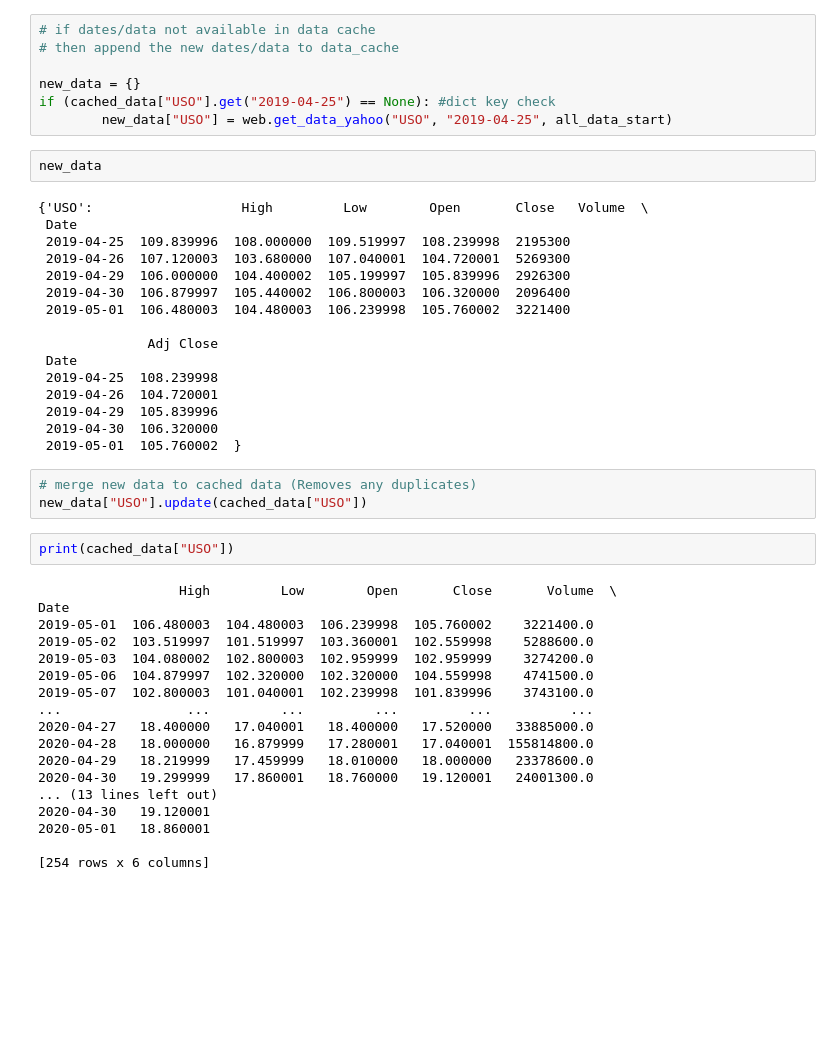
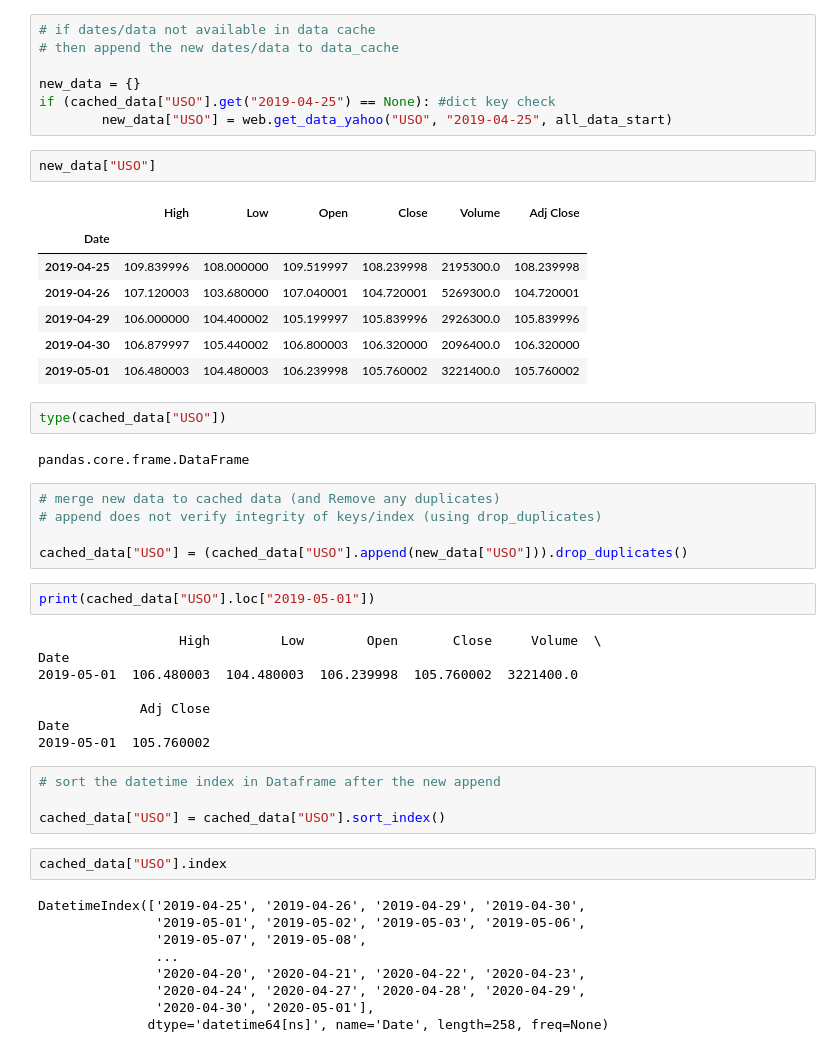
Before and after one commit to shobhansingh1/Py_PortfolioManager, a Jupyter notebook: PortfolioManagement_workbook.ipynb, the cells around one changed output. Saved outputs shown, nothing was run; the diff lists cells and outputs as text; blank space fills up the shorter version.

Commit message:
BUG in Merging Dict/Dataframe: Replacing update method on dict/dataframe with append and sort_index method.

```diff
--- a/PortfolioManagement_workbook.ipynb
+++ b/PortfolioManagement_workbook.ipynb
@@ -143,43 +171,46 @@ new_data = {}
 if (cached_data["USO"].get("2019-04-25") == None): #dict key check
         new_data["USO"] = web.get_data_yahoo("USO", "2019-04-25", all_data_start)
 # %%
-new_data
+new_data["USO"]
 # %% [output]
-{'USO':                   High         Low        Open       Close   Volume  \
- Date
- 2019-04-25  109.839996  108.000000  109.519997  108.239998  2195300
- 2019-04-26  107.120003  103.680000  107.040001  104.720001  5269300
- 2019-04-29  106.000000  104.400002  105.199997  105.839996  2926300
- 2019-04-30  106.879997  105.440002  106.800003  106.320000  2096400
- 2019-05-01  106.480003  104.480003  106.239998  105.760002  3221400
-
-              Adj Close
- Date
- 2019-04-25  108.239998
- 2019-04-26  104.720001
- 2019-04-29  105.839996
- 2019-04-30  106.320000
- 2019-05-01  105.760002  }
+|  | High | Low | Open | Close | Volume | Adj Close |
+| Date |  |  |  |  |  |  |
+| 2019-04-25 | 109.839996 | 108.000000 | 109.519997 | 108.239998 | 2195300.0 | 108.239998 |
+| 2019-04-26 | 107.120003 | 103.680000 | 107.040001 | 104.720001 | 5269300.0 | 104.720001 |
+| 2019-04-29 | 106.000000 | 104.400002 | 105.199997 | 105.839996 | 2926300.0 | 105.839996 |
+| 2019-04-30 | 106.879997 | 105.440002 | 106.800003 | 106.320000 | 2096400.0 | 106.320000 |
+| 2019-05-01 | 106.480003 | 104.480003 | 106.239998 | 105.760002 | 3221400.0 | 105.760002 |
+# %%
+type(cached_data["USO"])
+# %% [output]
+pandas.core.frame.DataFrame
 # %%
-# merge new data to cached data (Removes any duplicates)
-new_data["USO"].update(cached_data["USO"])
+# merge new data to cached data (and Remove any duplicates)
+# append does not verify integrity of keys/index (using drop_duplicates)
+
+cached_data["USO"] = (cached_data["USO"].append(new_data["USO"])).drop_duplicates()
 # %%
-print(cached_data["USO"])
+print(cached_data["USO"].loc["2019-05-01"])
 # %% [output]
-                  High         Low        Open       Close       Volume  \
+                  High         Low        Open       Close     Volume  \
 Date
-2019-05-01  106.480003  104.480003  106.239998  105.760002    3221400.0
-2019-05-02  103.519997  101.519997  103.360001  102.559998    5288600.0
-2019-05-03  104.080002  102.800003  102.959999  102.959999    3274200.0
-2019-05-06  104.879997  102.320000  102.320000  104.559998    4741500.0
-2019-05-07  102.800003  101.040001  102.239998  101.839996    3743100.0
-...                ...         ...         ...         ...          ...
-2020-04-27   18.400000   17.040001   18.400000   17.520000   33885000.0
-2020-04-28   18.000000   16.879999   17.280001   17.040001  155814800.0
-2020-04-29   18.219999   17.459999   18.010000   18.000000   23378600.0
-2020-04-30   19.299999   17.860001   18.760000   19.120001   24001300.0
-... (13 lines left out)
-2020-04-30   19.120001
-2020-05-01   18.860001
+2019-05-01  106.480003  104.480003  106.239998  105.760002  3221400.0
 
-[254 rows x 6 columns]
+             Adj Close
+Date
+2019-05-01  105.760002
+# %%
+# sort the datetime index in Dataframe after the new append
+
+cached_data["USO"] = cached_data["USO"].sort_index()
+# %%
+cached_data["USO"].index
+# %% [output]
+DatetimeIndex(['2019-04-25', '2019-04-26', '2019-04-29', '2019-04-30',
+               '2019-05-01', '2019-05-02', '2019-05-03', '2019-05-06',
+               '2019-05-07', '2019-05-08',
+               ...
+               '2020-04-20', '2020-04-21', '2020-04-22', '2020-04-23',
+               '2020-04-24', '2020-04-27', '2020-04-28', '2020-04-29',
+               '2020-04-30', '2020-05-01'],
+              dtype='datetime64[ns]', name='Date', length=258, freq=None)
```
Also changed, not shown: parts of 9 cells of this notebook.
